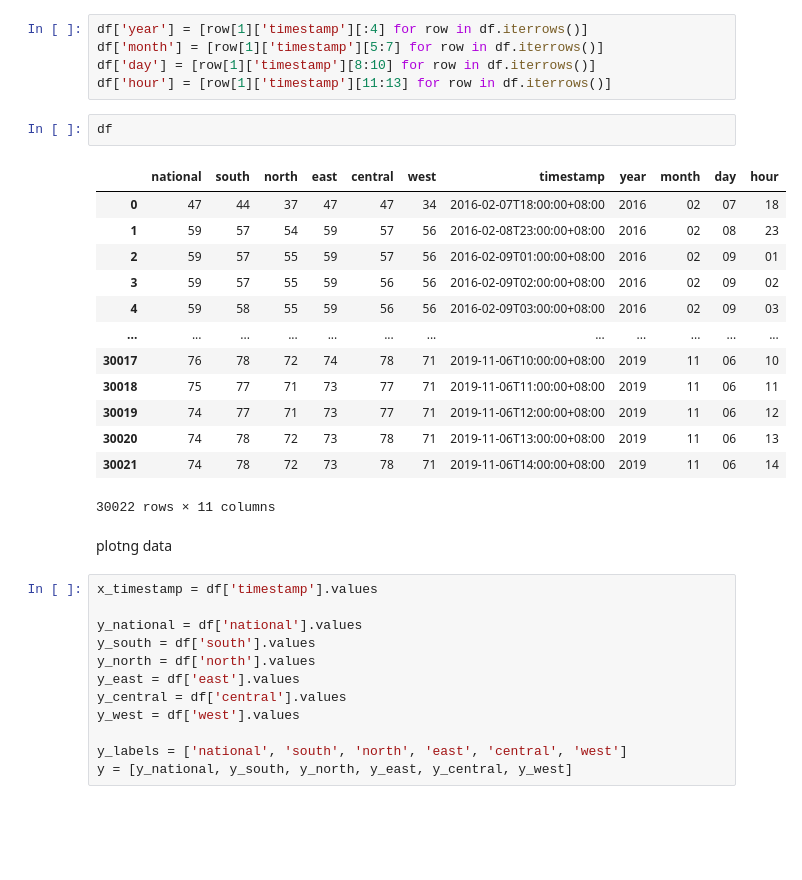
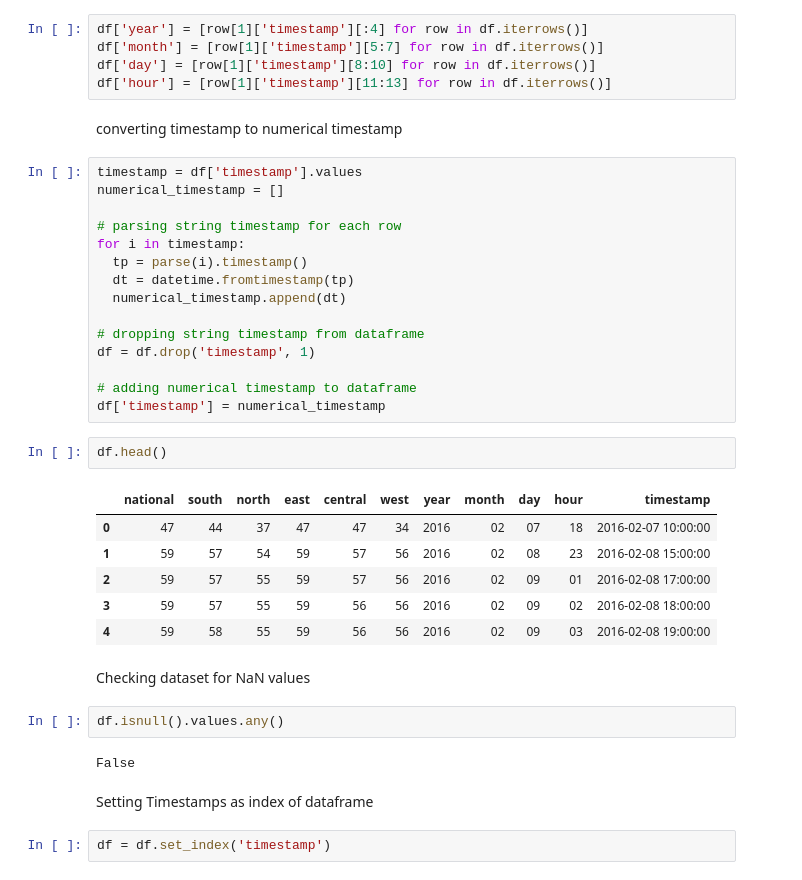
Before and after one commit to mrazizi/YapAiTek-Assessment, a Jupyter notebook: YapAiTek_Assessment.ipynb, the cells around one changed output. Cells and saved outputs as stored; diff of their text form; blank space fills up the shorter version.

```diff
--- a/YapAiTek_Assessment.ipynb
+++ b/YapAiTek_Assessment.ipynb
@@ -32,33 +35,39 @@ df['year'] = [row[1]['timestamp'][:4] for row in df.iterrows()]
 df['month'] = [row[1]['timestamp'][5:7] for row in df.iterrows()]
 df['day'] = [row[1]['timestamp'][8:10] for row in df.iterrows()]
 df['hour'] = [row[1]['timestamp'][11:13] for row in df.iterrows()]
+# %% [markdown]
+converting timestamp to numerical timestamp
+# %%
+timestamp = df['timestamp'].values
+numerical_timestamp = []
+
+# parsing string timestamp for each row
+for i in timestamp:
+  tp = parse(i).timestamp()
+  dt = datetime.fromtimestamp(tp)
+  numerical_timestamp.append(dt)
+
+# dropping string timestamp from dataframe
+df = df.drop('timestamp', 1)
+
+# adding numerical timestamp to dataframe
+df['timestamp'] = numerical_timestamp
 # %%
-df
+df.head()
 # %% [output]
-|  | national | south | north | east | central | west | timestamp | year | month | day | hour |
-| 0 | 47 | 44 | 37 | 47 | 47 | 34 | 2016-02-07T18:00:00+08:00 | 2016 | 02 | 07 | 18 |
-| 1 | 59 | 57 | 54 | 59 | 57 | 56 | 2016-02-08T23:00:00+08:00 | 2016 | 02 | 08 | 23 |
-| 2 | 59 | 57 | 55 | 59 | 57 | 56 | 2016-02-09T01:00:00+08:00 | 2016 | 02 | 09 | 01 |
-| 3 | 59 | 57 | 55 | 59 | 56 | 56 | 2016-02-09T02:00:00+08:00 | 2016 | 02 | 09 | 02 |
-| 4 | 59 | 58 | 55 | 59 | 56 | 56 | 2016-02-09T03:00:00+08:00 | 2016 | 02 | 09 | 03 |
-| ... | ... | ... | ... | ... | ... | ... | ... | ... | ... | ... | ... |
-| 30017 | 76 | 78 | 72 | 74 | 78 | 71 | 2019-11-06T10:00:00+08:00 | 2019 | 11 | 06 | 10 |
-| 30018 | 75 | 77 | 71 | 73 | 77 | 71 | 2019-11-06T11:00:00+08:00 | 2019 | 11 | 06 | 11 |
-| 30019 | 74 | 77 | 71 | 73 | 77 | 71 | 2019-11-06T12:00:00+08:00 | 2019 | 11 | 06 | 12 |
-| 30020 | 74 | 78 | 72 | 73 | 78 | 71 | 2019-11-06T13:00:00+08:00 | 2019 | 11 | 06 | 13 |
-| 30021 | 74 | 78 | 72 | 73 | 78 | 71 | 2019-11-06T14:00:00+08:00 | 2019 | 11 | 06 | 14 |
+|  | national | south | north | east | central | west | year | month | day | hour | timestamp |
+| 0 | 47 | 44 | 37 | 47 | 47 | 34 | 2016 | 02 | 07 | 18 | 2016-02-07 10:00:00 |
+| 1 | 59 | 57 | 54 | 59 | 57 | 56 | 2016 | 02 | 08 | 23 | 2016-02-08 15:00:00 |
+| 2 | 59 | 57 | 55 | 59 | 57 | 56 | 2016 | 02 | 09 | 01 | 2016-02-08 17:00:00 |
+| 3 | 59 | 57 | 55 | 59 | 56 | 56 | 2016 | 02 | 09 | 02 | 2016-02-08 18:00:00 |
+| 4 | 59 | 58 | 55 | 59 | 56 | 56 | 2016 | 02 | 09 | 03 | 2016-02-08 19:00:00 |
-30022 rows × 11 columns
-# %% [markdown]
-plotng data
-# %%
-x_timestamp = df['timestamp'].values
-
-y_national = df['national'].values
-y_south = df['south'].values
-y_north = df['north'].values
-y_east = df['east'].values
-y_central = df['central'].values
-y_west = df['west'].values
-
-y_labels = ['national', 'south', 'north', 'east', 'central', 'west']
-y = [y_national, y_south, y_north, y_east, y_central, y_west]
+# %% [markdown]
+Checking dataset for NaN values
+# %%
+df.isnull().values.any()
+# %% [output]
+False
+# %% [markdown]
+Setting Timestamps as index of dataframe
+# %%
+df = df.set_index('timestamp')
```
Also changed, not shown: parts of 16 cells of this notebook.
